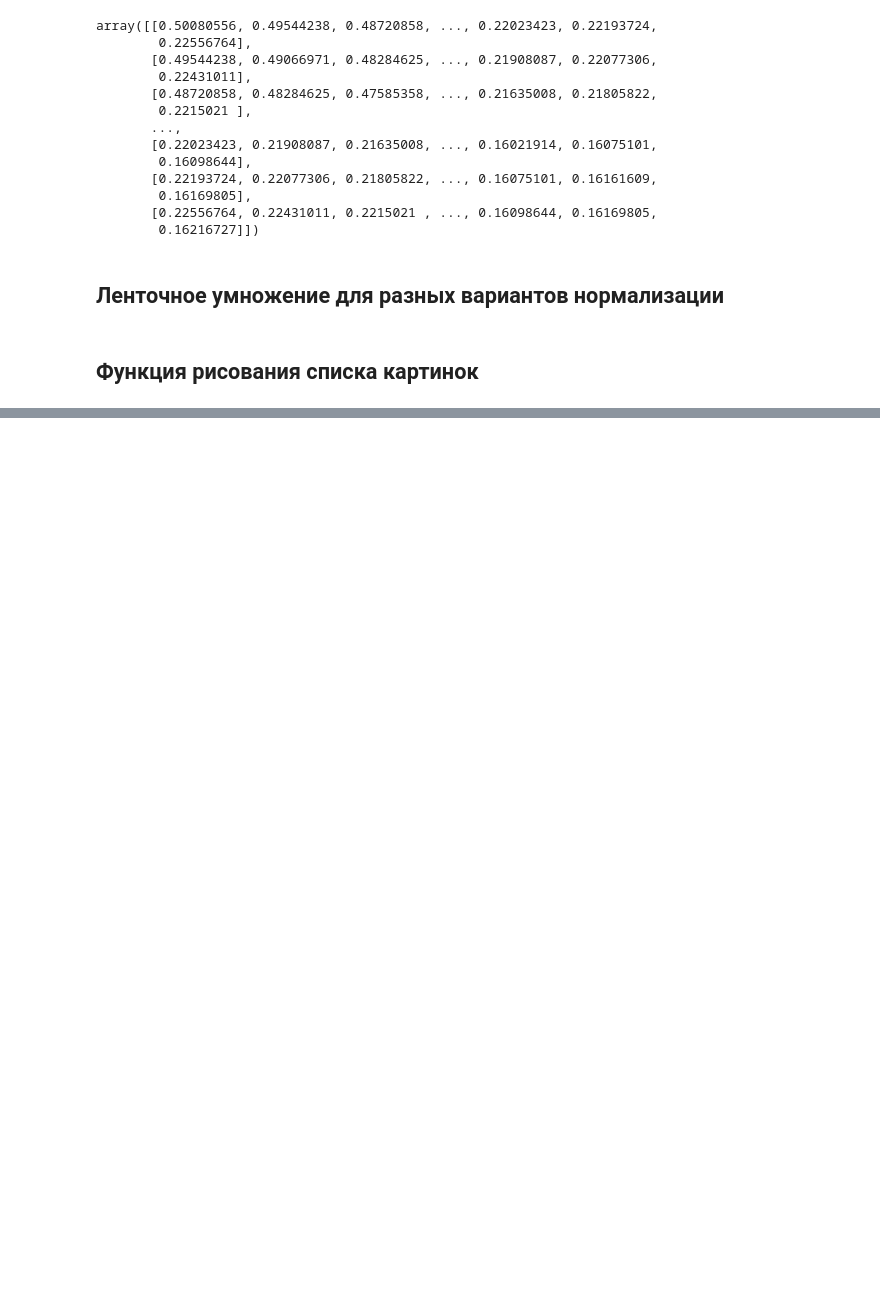
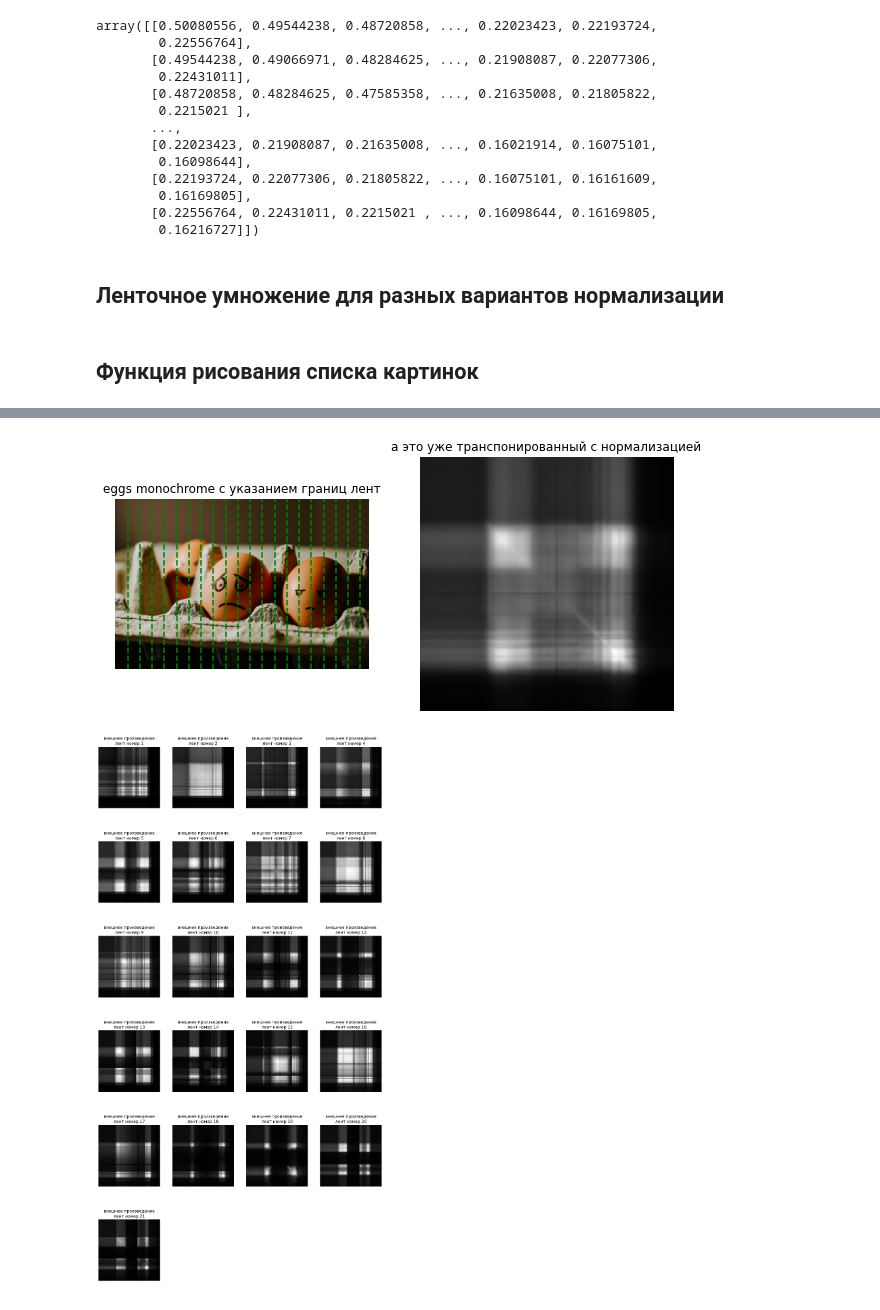
Before and after one commit to Chernobilsky/Mishka-project, a Jupyter notebook: Drafts/strips-multiplication.ipynb, the cells around one changed output, grey strips where cells are left out. Cells and saved outputs as stored; diff of their text form; code cells hidden in the pictures; blank space fills up the shorter version.

```diff
--- a/Drafts/strips-multiplication.ipynb
+++ b/Drafts/strips-multiplication.ipynb
@@ -425,0 +497,5 @@ plot_block_outer_product_trans_decomposition (parrot, 'parrot', strip_width=100,
+# %%
+plot_block_outer_product_trans_decomposition (eggs, 'eggs', strip_width=100, images_per_row=4)
+# %% [output]
+[figure, added]
+[figure, added]
```
Also changed, not shown: parts of 15 cells of this notebook.
